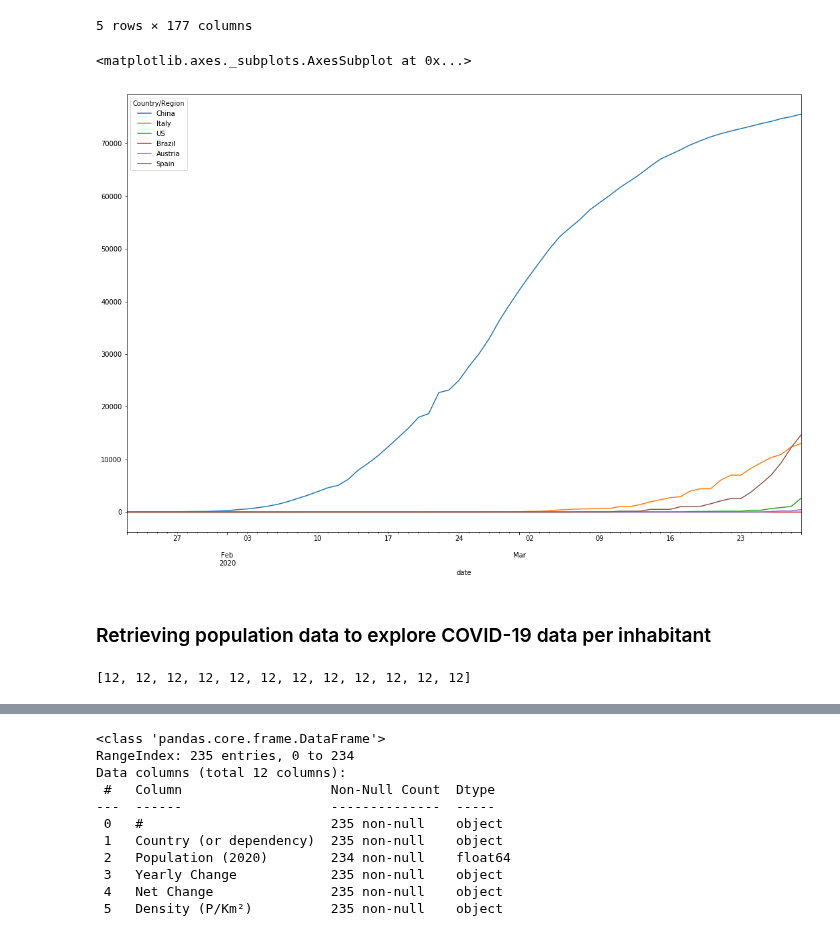
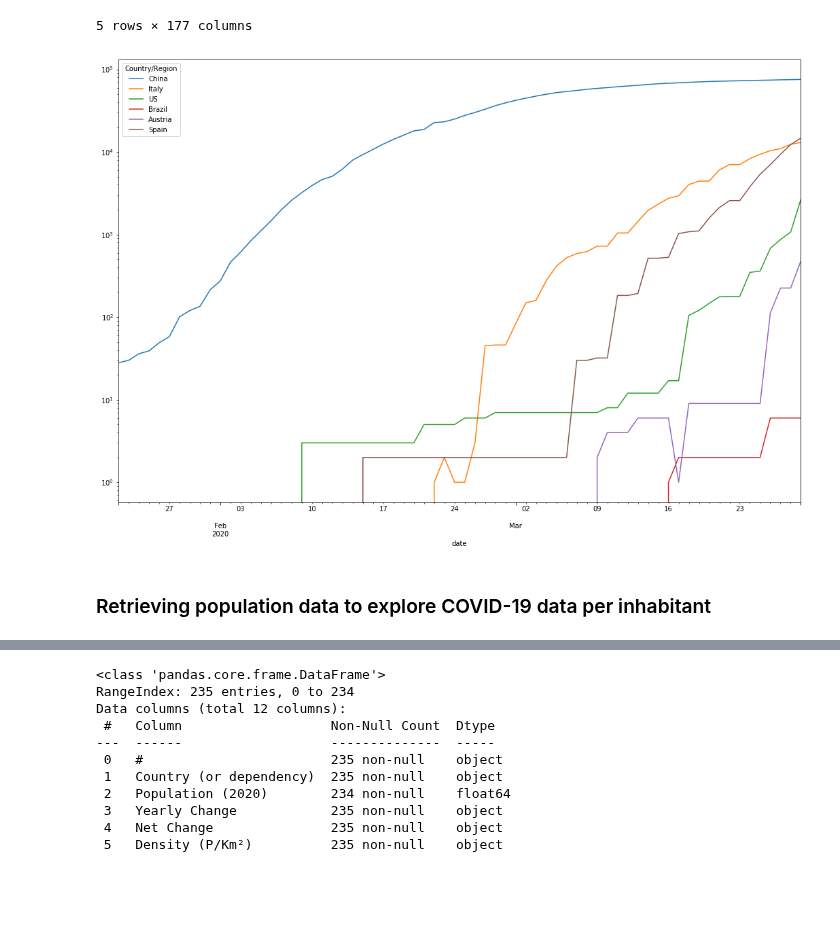
Before and after one commit to rsouza/COVID-19, a Jupyter notebook: daily_cases_deaths_recovered.ipynb, the cells around one changed output, grey strips where cells are left out. Saved outputs shown, nothing was run; the diff lists cells and outputs as text; code cells hidden in the pictures; blank space fills up the shorter version.

```diff
--- a/daily_cases_deaths_recovered.ipynb
+++ b/daily_cases_deaths_recovered.ipynb
@@ -72,12 +80,15 @@ df_recovered.head()
 | 2020-01-26 | 0 | 0 | 0 | 0 | 0 | 0 | 0 | 0 | ... |
 5 rows × 177 columns
 # %%
-#df_recovered.plot(figsize=(18,12))
-#df_recovered[["Japan","Brazil"]].plot(figsize=(18,12))
-df_recovered[["China","Italy","US", "Brazil", "Austria", "Spain"]].plot(figsize=(18,12))
+df_recovered[["China",
+              "Italy",
+              "US",
+              "Brazil",
+              "Austria",
+              "Spain"]].plot(figsize=(18,12), logy=True)
+plt.show()
 # %% [output]
-<matplotlib.axes._subplots.AxesSubplot at 0x...>
-[figure, old version]
+[figure, new version]
 # %% [markdown]
 ### Retrieving population data to explore COVID-19 data per inhabitant
 # %%
@@ -94,7 +104,5 @@ doc = lh.fromstring(page.content) #Parse data that are stored between <tr>..</tr
 # %%
-#Check the length of the first 12 rows
-tr_elements = doc.xpath('//tr')
-[len(T) for T in tr_elements[:12]]
+##Check the length of the first 12 rows
+#tr_elements = doc.xpath('//tr')
+#[len(T) for T in tr_elements[:12]]
-# %% [output]
-[12, 12, 12, 12, 12, 12, 12, 12, 12, 12, 12, 12]
 # %%
```
Also changed, not shown: parts of 16 cells of this notebook.
